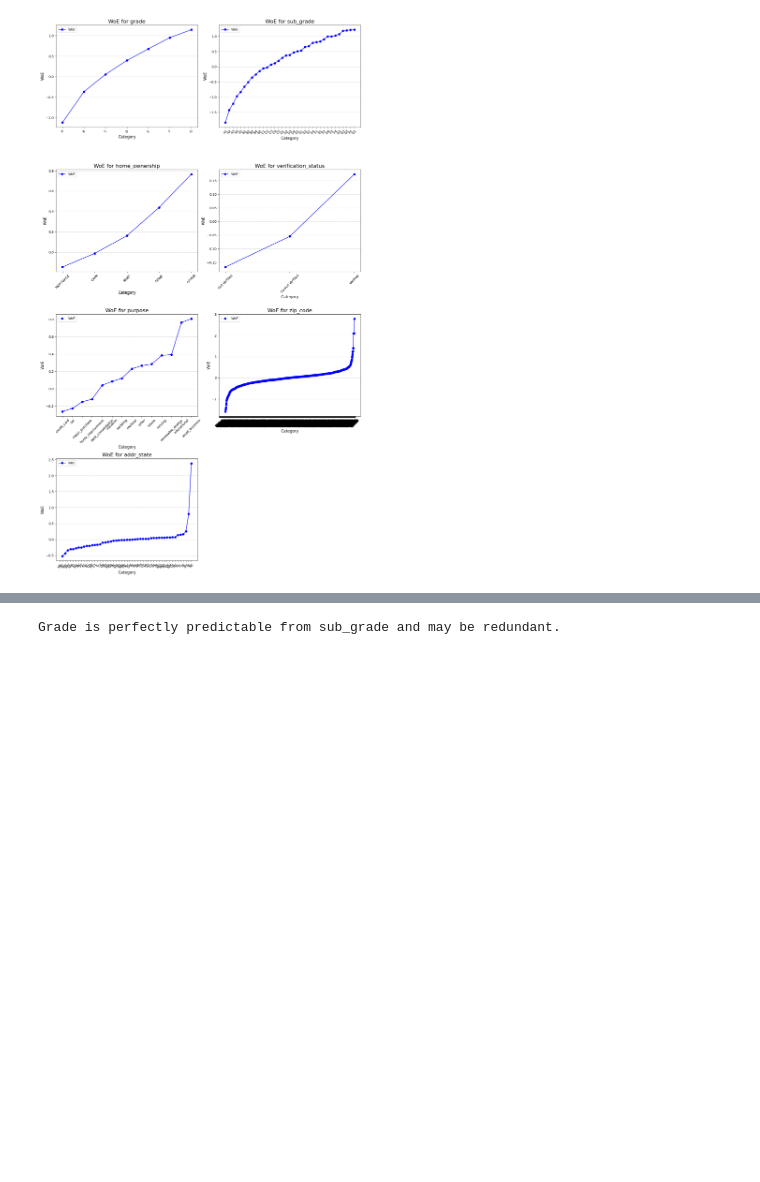
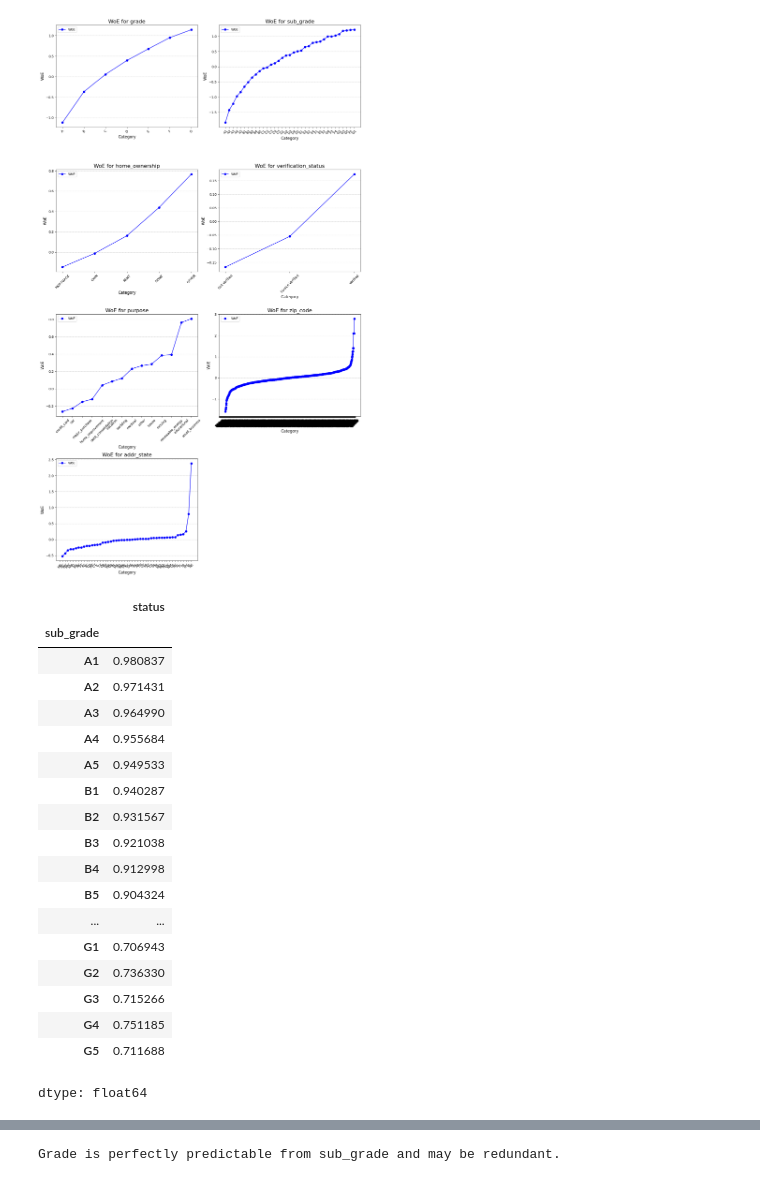
Before and after one commit to MYOUSSF/CreditRisk, a Jupyter notebook: Probability_of_Default_Modelling.ipynb, the cells around one changed output, grey strips where cells are left out. Cells and saved outputs as stored; diff of their text form; code cells hidden in the pictures; blank space fills up the shorter version.

```diff
--- a/Probability_of_Default_Modelling.ipynb
+++ b/Probability_of_Default_Modelling.ipynb
@@ -535,3 +575,25 @@ def plot_woe(features, df, target):
 plot_woe(categorical, df, 'status')
 # %% [output]
 [figure]
+# %%
+df[['sub_grade', 'status']].groupby('sub_grade')['status'].mean()
+# %% [output]
+|  | status |
+| sub_grade |  |
+| A1 | 0.980837 |
+| A2 | 0.971431 |
+| A3 | 0.964990 |
+| A4 | 0.955684 |
+| A5 | 0.949533 |
+| B1 | 0.940287 |
+| B2 | 0.931567 |
+| B3 | 0.921038 |
+| B4 | 0.912998 |
+| B5 | 0.904324 |
+| ... | ... |
+| G1 | 0.706943 |
+| G2 | 0.736330 |
+| G3 | 0.715266 |
+| G4 | 0.751185 |
+| G5 | 0.711688 |
+dtype: float64
```
Also changed, not shown: parts of 23 cells of this notebook.
